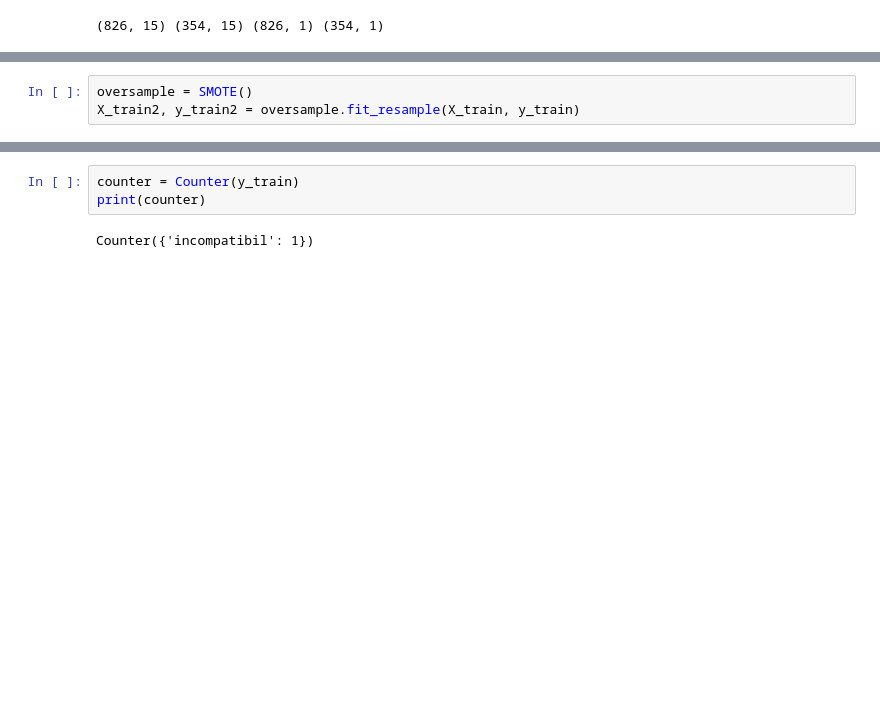
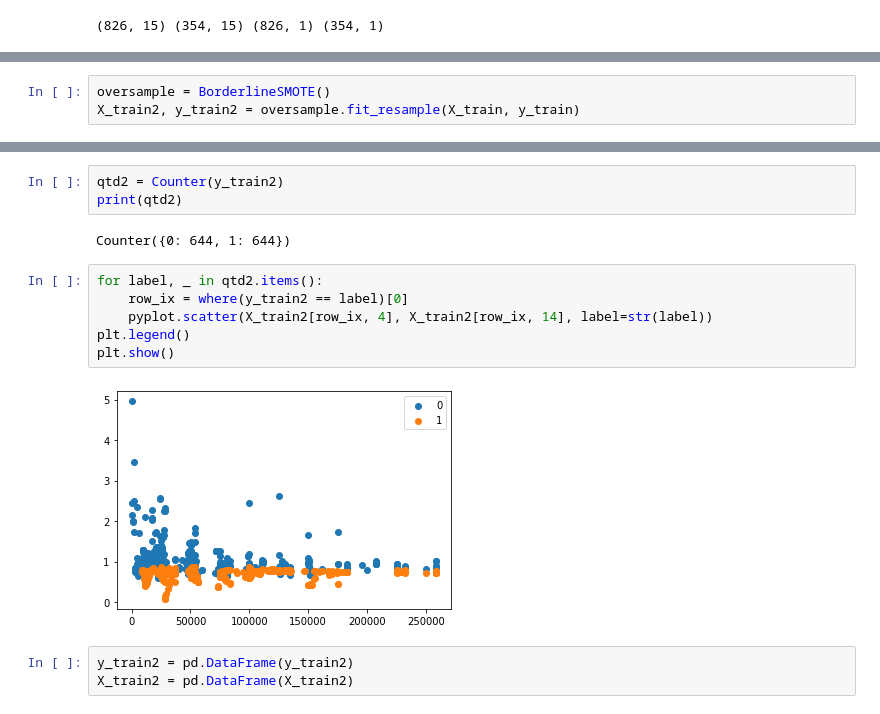
Before and after one commit to Mastroiani/TCC, a Jupyter notebook: SVM.ipynb, the cells around one changed output, grey strips where cells are left out. Saved outputs shown, nothing was run; the diff lists cells and outputs as text; blank space fills up the shorter version.

```diff
--- a/SVM.ipynb
+++ b/SVM.ipynb
@@ -206,4 +272,4 @@ y_train
 # %%
-oversample = SMOTE()
+oversample = BorderlineSMOTE()
 X_train2, y_train2 = oversample.fit_resample(X_train, y_train)
 # %% [output]
@@ -211,5 +286,16 @@ NameError: ignored
-# %%
-counter = Counter(y_train)
-print(counter)
-# %% [output]
-Counter({'incompatibil': 1})
+# %%
+qtd2 = Counter(y_train2)
+print(qtd2)
+# %% [output]
+Counter({0: 644, 1: 644})
+# %%
+for label, _ in qtd2.items():
+	row_ix = where(y_train2 == label)[0]
+	pyplot.scatter(X_train2[row_ix, 4], X_train2[row_ix, 14], label=str(label))
+plt.legend()
+plt.show()
+# %% [output]
+[figure, added]
+# %%
+y_train2 = pd.DataFrame(y_train2)
+X_train2 = pd.DataFrame(X_train2)
```
Also changed, not shown: parts of 24 cells of this notebook.
